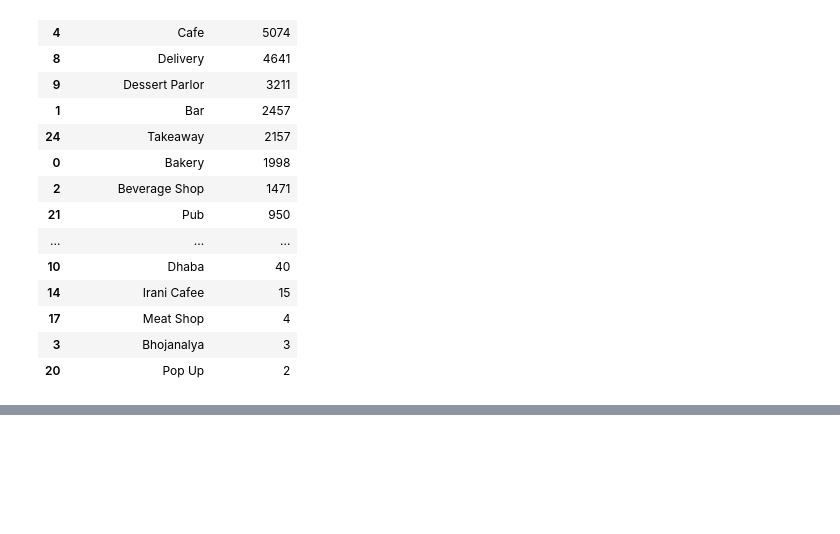
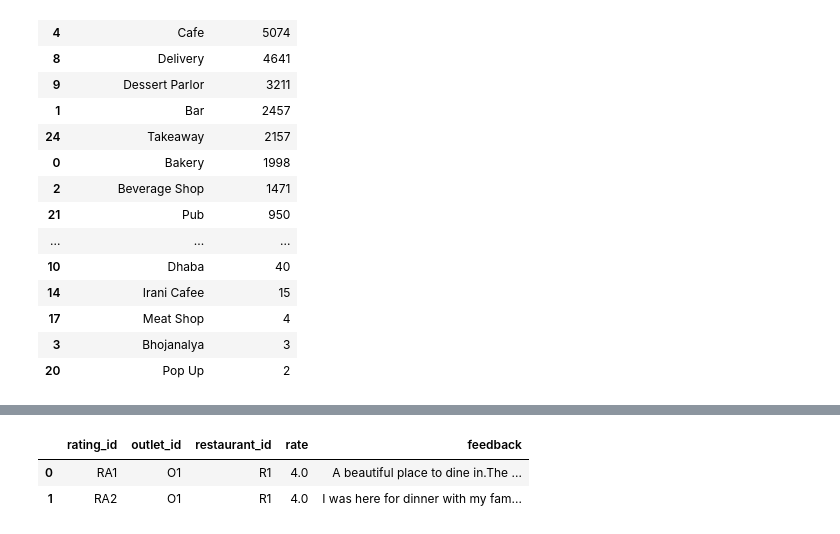
Before and after one commit to Ayushrana125/zomato_bangalore_eda_and_reporting_project, a Jupyter notebook: Data_Cleaning_and_Transformation.ipynb, the cells around one changed output, grey strips where cells are left out. Drawn from its saved outputs; the diff is of its cells as text; code cells hidden in the pictures; blank space fills up the shorter version.

```diff
--- a/Zomato_Bangalore_EDA.ipynb
+++ b/Data_Cleaning_and_Transformation.ipynb
@@ -863,0 +909,39 @@ restraurant_type_outlet_counts
+# %%
+# Splitting tuple into rate and feedback
+
+ratings["rate"] = ratings["parsed_reviews"].apply(lambda x: x[0] if isinstance(x, tuple) and len(x) > 0 else None)
+ratings["feedback"] = ratings["parsed_reviews"].apply(lambda x: x[1] if isinstance(x, tuple) and len(x) > 1 else None)
+# %%
+# Cleaning reviews and rate
+
+ratings["rate"] = (
+    ratings["rate"]
+    .str.replace("Rated", "", regex=False)
+    .str.strip()
+)
+
+ratings["rate"] = pd.to_numeric(ratings["rate"], errors="coerce")
+# %%
+# Cleaning feedback text
+
+ratings["feedback"] = (
+    ratings["feedback"]
+    .str.replace("RATED\n", "", regex=False)
+    .str.strip()
+)
+# %%
+# Adding rating_id
+
+ratings = ratings.drop(columns=["parsed_reviews"])
+
+ratings = ratings.reset_index(drop=True)
+
+ratings["rating_id"] = ["RA" + str(i) for i in range(1, len(ratings) + 1)]
+
+ratings = ratings[["rating_id", "outlet_id", "restaurant_id", "rate", "feedback"]]
+# %%
+ratings.head(2)
+# %% [output]
+|  | rating_id | outlet_id | restaurant_id | rate | feedback |
+| 0 | RA1 | O1 | R1 | 4.0 | A beautiful place to dine in.The ... |
+| 1 | RA2 | O1 | R1 | 4.0 | I was here for dinner with my fam... |
```
Also changed, not shown: parts of 15 cells of this notebook, 2 other files.
